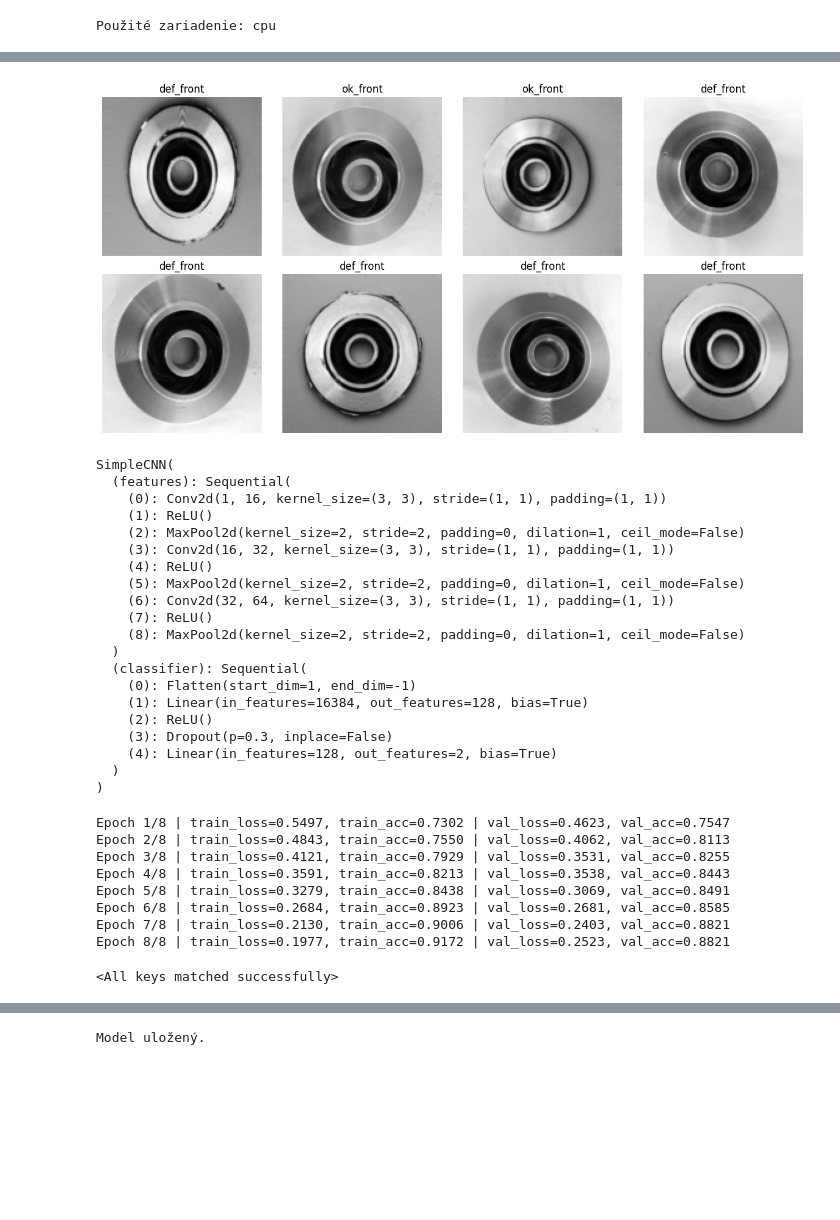
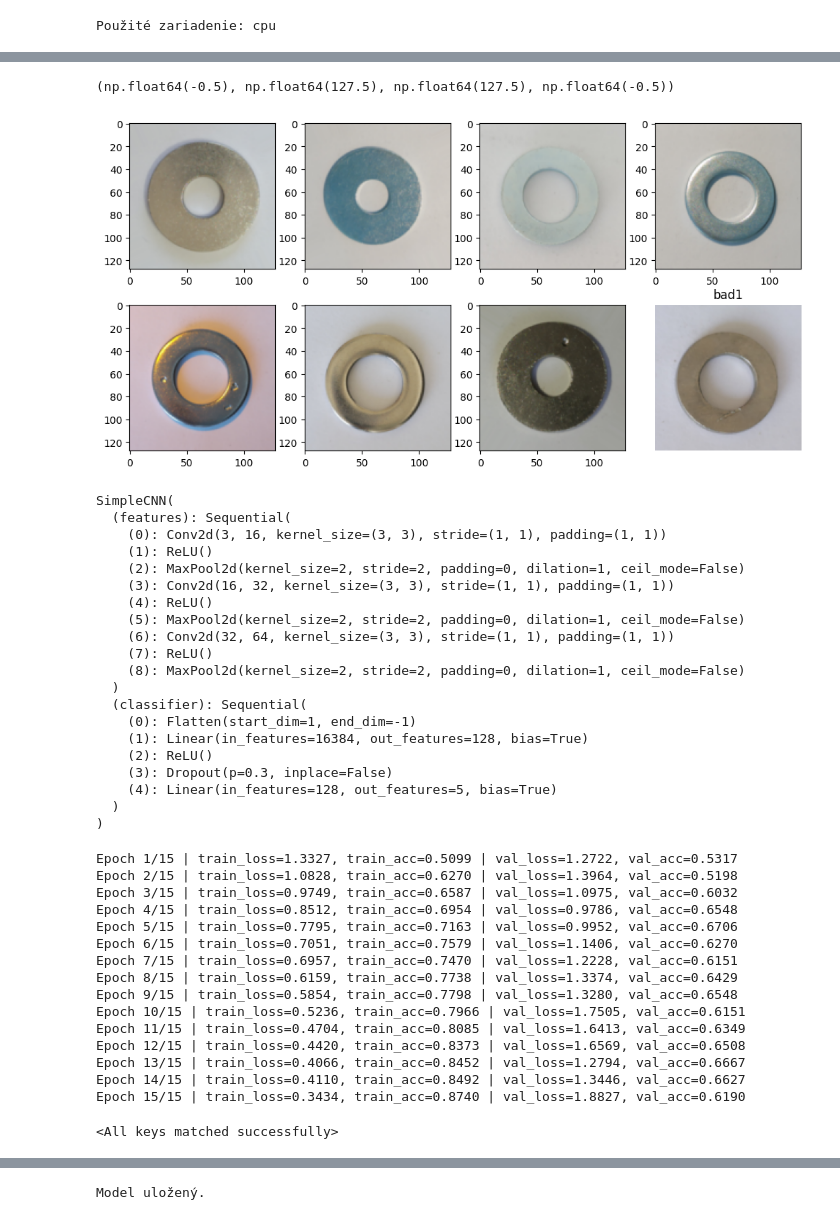
Before and after one commit to matejmedveczky/TP_detekcia_defektov, a Jupyter notebook: notebooks/cnn.ipynb, the cells around one changed output, grey strips where cells are left out. Drawn from its saved outputs; the diff is of its cells as text; code cells hidden in the pictures; blank space fills up the shorter version.

Commit message:
trojkanal+RGB

```diff
--- a/notebooks/cnn.ipynb
+++ b/notebooks/cnn.ipynb
@@ -26,11 +26,12 @@ PROJECT_ROOT = Path.cwd()
 if PROJECT_ROOT.name == "notebooks":
     PROJECT_ROOT = PROJECT_ROOT.parent
 
-DATA_DIR = PROJECT_ROOT / "data" / "casting"
-TRAIN_DIR = DATA_DIR / "train"
-TEST_DIR = DATA_DIR / "test"
+TRAIN_DIR = PROJECT_ROOT / "classification" / "train"
+VAL_DIR   = PROJECT_ROOT / "classification" / "val"
+TEST_DIR  = PROJECT_ROOT / "classification" / "test"
 
-print("PROJECT_ROOT:", PROJECT_ROOT)
-print("TRAIN_DIR exists:", TRAIN_DIR.exists())
-print("TEST_DIR exists:", TEST_DIR.exists())
+
+print("TRAIN:", TRAIN_DIR)
+print("VAL  :", VAL_DIR)
+print("TEST :", TEST_DIR)
 # %% [output]
@@ -104,26 +127,35 @@ test_loader = DataLoader(test_dataset, batch_size=BATCH_SIZE, shuffle=False, num
 # %%
 images, labels = next(iter(train_loader))
 
 plt.figure(figsize=(12, 6))
 for i in range(min(8, len(images))):
     plt.subplot(2, 4, i + 1)
-    img = images[i].squeeze().numpy()
-    img = img * 0.5 + 0.5  # denormalizácia kvôli zobrazeniu
-    plt.imshow(img, cmap="gray")
-    plt.title(class_names[labels[i].item()])
-    plt.axis("off")
 
-plt.tight_layout()
-plt.show()
+    img = images[i].cpu()
+
+    # denormalizácia
+    img = img * 0.5 + 0.5
+
+    img = img.permute(1, 2, 0).numpy()
+
+    # ak je to "falošné RGB" (3 rovnaké kanály), zobrazíme ako gray
+    if img.shape[2] == 1 or np.allclose(img[..., 0], img[..., 1]):
+        plt.imshow(img[..., 0], cmap="gray")
+    else:
+        plt.imshow(img)
+
+plt.title(class_names[labels[i].item()])
+plt.axis("off")
 # %% [output]
+(np.float64(-0.5), np.float64(127.5), np.float64(127.5), np.float64(-0.5))
-[figure, old version]
+[figure, new version]
 # %%
 class SimpleCNN(nn.Module):
     def __init__(self, num_classes):
         super().__init__()
 
         self.features = nn.Sequential(
-            nn.Conv2d(1, 16, kernel_size=3, padding=1),
+            nn.Conv2d(3, 16, kernel_size=3, padding=1), #pri trojkanalovom 3, pri jednokanalovom 1
             nn.ReLU(),
             nn.MaxPool2d(2),
 
@@ -155,7 +187,7 @@ print(model)
 # %% [output]
 SimpleCNN(
   (features): Sequential(
-    (0): Conv2d(1, 16, kernel_size=(3, 3), stride=(1, 1), padding=(1, 1))
+    (0): Conv2d(3, 16, kernel_size=(3, 3), stride=(1, 1), padding=(1, 1))
     (1): ReLU()
     (2): MaxPool2d(kernel_size=2, stride=2, padding=0, dilation=1, ceil_mode=False)
     (3): Conv2d(16, 32, kernel_size=(3, 3), stride=(1, 1), padding=(1, 1))
@@ -170,7 +202,7 @@ SimpleCNN(
     (1): Linear(in_features=16384, out_features=128, bias=True)
     (2): ReLU()
     (3): Dropout(p=0.3, inplace=False)
-    (4): Linear(in_features=128, out_features=2, bias=True)
+    (4): Linear(in_features=128, out_features=5, bias=True)
   )
 )
 # %%
@@ -226,7 +258,7 @@ def evaluate(model, loader, criterion, device):
     epoch_acc = correct / total
     return epoch_loss, epoch_acc
 # %%
-EPOCHS = 8
+EPOCHS = 15
 
 history = {
     "train_loss": [],
@@ -259,14 +291,21 @@ for epoch in range(EPOCHS):
 
 model.load_state_dict(best_model_state)
 # %% [output]
-Epoch 1/8 | train_loss=0.5497, train_acc=0.7302 | val_loss=0.4623, val_acc=0.7547
-Epoch 2/8 | train_loss=0.4843, train_acc=0.7550 | val_loss=0.4062, val_acc=0.8113
-Epoch 3/8 | train_loss=0.4121, train_acc=0.7929 | val_loss=0.3531, val_acc=0.8255
-Epoch 4/8 | train_loss=0.3591, train_acc=0.8213 | val_loss=0.3538, val_acc=0.8443
-Epoch 5/8 | train_loss=0.3279, train_acc=0.8438 | val_loss=0.3069, val_acc=0.8491
-Epoch 6/8 | train_loss=0.2684, train_acc=0.8923 | val_loss=0.2681, val_acc=0.8585
-Epoch 7/8 | train_loss=0.2130, train_acc=0.9006 | val_loss=0.2403, val_acc=0.8821
-Epoch 8/8 | train_loss=0.1977, train_acc=0.9172 | val_loss=0.2523, val_acc=0.8821
+Epoch 1/15 | train_loss=1.3327, train_acc=0.5099 | val_loss=1.2722, val_acc=0.5317
+Epoch 2/15 | train_loss=1.0828, train_acc=0.6270 | val_loss=1.3964, val_acc=0.5198
+Epoch 3/15 | train_loss=0.9749, train_acc=0.6587 | val_loss=1.0975, val_acc=0.6032
+Epoch 4/15 | train_loss=0.8512, train_acc=0.6954 | val_loss=0.9786, val_acc=0.6548
+Epoch 5/15 | train_loss=0.7795, train_acc=0.7163 | val_loss=0.9952, val_acc=0.6706
+Epoch 6/15 | train_loss=0.7051, train_acc=0.7579 | val_loss=1.1406, val_acc=0.6270
+Epoch 7/15 | train_loss=0.6957, train_acc=0.7470 | val_loss=1.2228, val_acc=0.6151
+Epoch 8/15 | train_loss=0.6159, train_acc=0.7738 | val_loss=1.3374, val_acc=0.6429
+Epoch 9/15 | train_loss=0.5854, train_acc=0.7798 | val_loss=1.3280, val_acc=0.6548
+Epoch 10/15 | train_loss=0.5236, train_acc=0.7966 | val_loss=1.7505, val_acc=0.6151
+Epoch 11/15 | train_loss=0.4704, train_acc=0.8085 | val_loss=1.6413, val_acc=0.6349
+Epoch 12/15 | train_loss=0.4420, train_acc=0.8373 | val_loss=1.6569, val_acc=0.6508
+Epoch 13/15 | train_loss=0.4066, train_acc=0.8452 | val_loss=1.2794, val_acc=0.6667
+Epoch 14/15 | train_loss=0.4110, train_acc=0.8492 | val_loss=1.3446, val_acc=0.6627
+Epoch 15/15 | train_loss=0.3434, train_acc=0.8740 | val_loss=1.8827, val_acc=0.6190
 <All keys matched successfully>
 # %%
 plt.figure(figsize=(12, 5))
```
Also changed, not shown: parts of 7 cells of this notebook, 1 other file.
